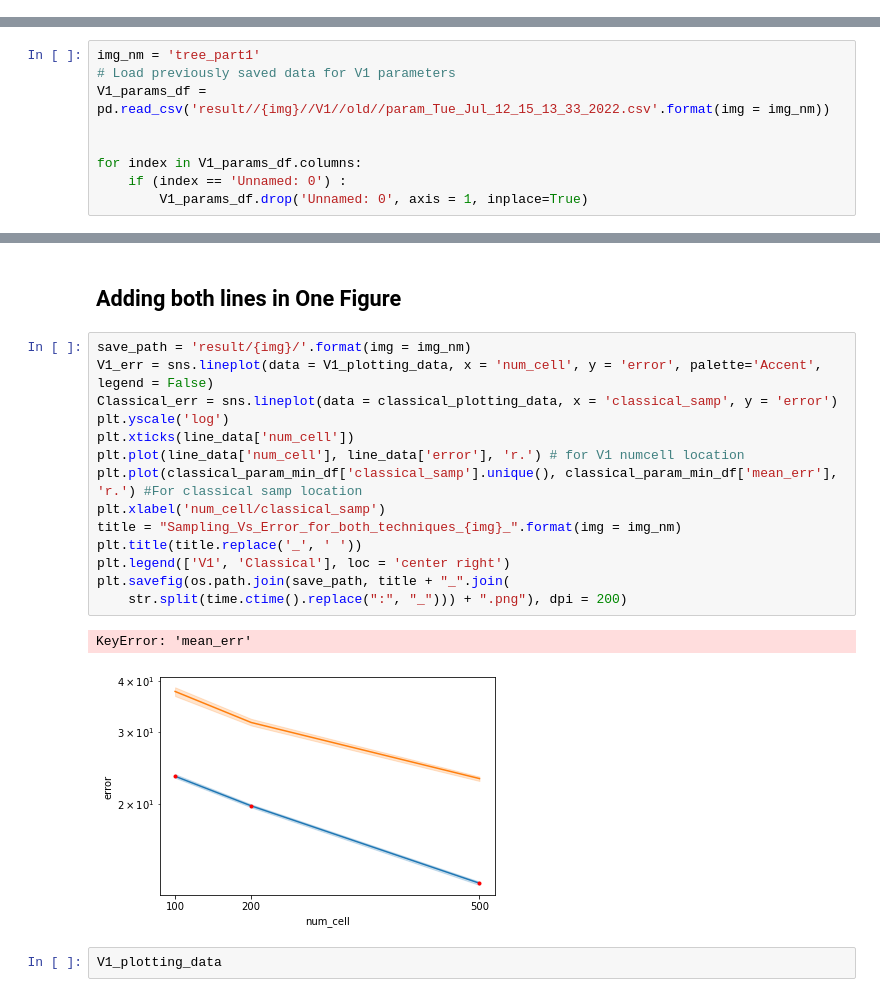
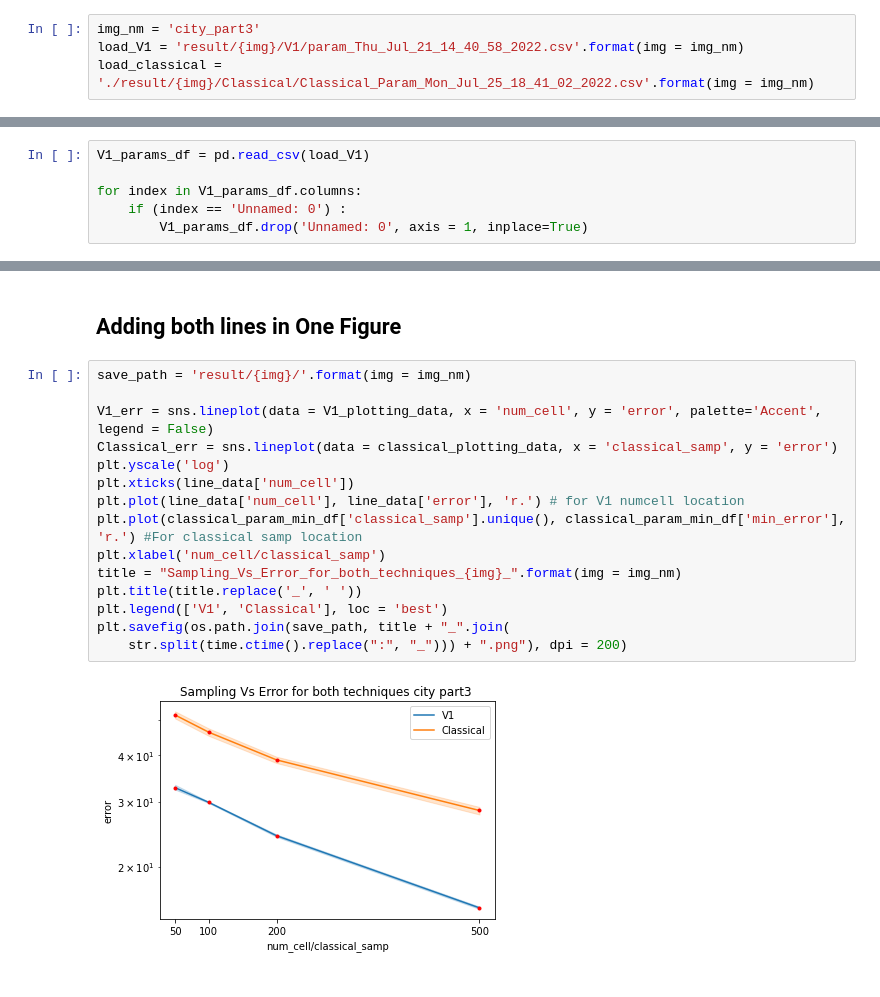
Before and after one commit to qkstngus000/Visual-Compressive-Sensing, a Jupyter notebook: numcell_VS_error_graph.ipynb, the cells around one changed output, grey strips where cells are left out. Cells and saved outputs as stored; diff of their text form.

```diff
--- a/numcell_VS_error_graph.ipynb
+++ b/numcell_VS_error_graph.ipynb
@@ -16,10 +18,11 @@ import os.path
+# %%
+img_nm = 'city_part3'
+load_V1 = 'result/{img}/V1/param_Thu_Jul_21_14_40_58_2022.csv'.format(img = img_nm)
+load_classical = './result/{img}/Classical/Classical_Param_Mon_Jul_25_18_41_02_2022.csv'.format(img = img_nm)
 # %% [markdown]
 ## Process V1 data
 # %%
-img_nm = 'tree_part1'
-# Load previously saved data for V1 parameters
-V1_params_df = pd.read_csv('result//{img}//V1//old//param_Tue_Jul_12_15_13_33_2022.csv'.format(img = img_nm))
-
+V1_params_df = pd.read_csv(load_V1)
 
 for index in V1_params_df.columns:
     if (index == 'Unnamed: 0') :
@@ -110,20 +113,18 @@ plt.show()
 ## Adding both lines in One Figure
 # %%
 save_path = 'result/{img}/'.format(img = img_nm)
+
 V1_err = sns.lineplot(data = V1_plotting_data, x = 'num_cell', y = 'error', palette='Accent', legend = False)
 Classical_err = sns.lineplot(data = classical_plotting_data, x = 'classical_samp', y = 'error')
 plt.yscale('log')
 plt.xticks(line_data['num_cell'])
 plt.plot(line_data['num_cell'], line_data['error'], 'r.') # for V1 numcell location
-plt.plot(classical_param_min_df['classical_samp'].unique(), classical_param_min_df['mean_err'], 'r.') #For classical samp location
+plt.plot(classical_param_min_df['classical_samp'].unique(), classical_param_min_df['min_error'], 'r.') #For classical samp location
 plt.xlabel('num_cell/classical_samp')
 title = "Sampling_Vs_Error_for_both_techniques_{img}_".format(img = img_nm)
 plt.title(title.replace('_', ' '))
-plt.legend(['V1', 'Classical'], loc = 'center right')
+plt.legend(['V1', 'Classical'], loc = 'best')
 plt.savefig(os.path.join(save_path, title + "_".join(
     str.split(time.ctime().replace(":", "_"))) + ".png"), dpi = 200)
 # %% [output]
-KeyError: 'mean_err'
-[figure, old version]
+[figure, new version]
-# %%
-V1_plotting_data
```
Also changed, not shown: parts of 6 cells of this notebook, 12 other files.
